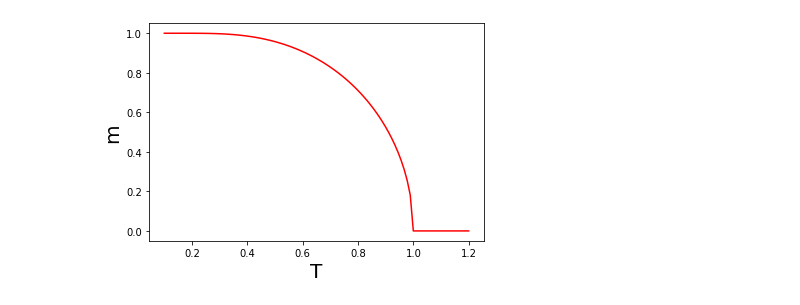
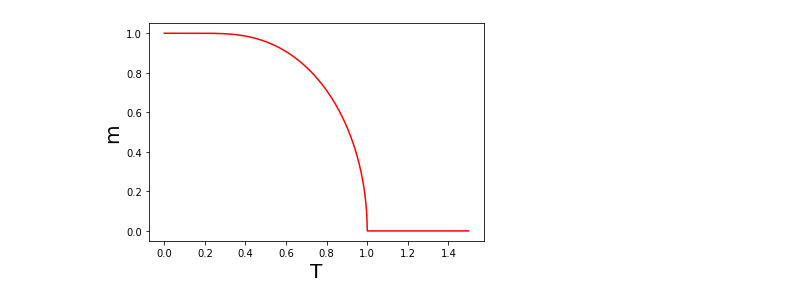
Before and after one commit to yamoyamoto/jupyter, a Jupyter notebook: fp_model/Newton.ipynb, the cells around one changed output. Drawn from its saved outputs; the diff is of its cells as text; code cells hidden in the pictures.

```diff
--- a/fp_model/Newton.ipynb
+++ b/fp_model/Newton.ipynb
@@ -58,19 +82,19 @@ for i in range(len(T_arr)):
 # %%
-result_arr = np.array(result_arr)
+result_arr = np.loadtxt("./a_0_strict.csv")
 
 result_arr_t = result_arr[:, 0]
 result_arr_m = result_arr[:, 1]
 result_arr_q = result_arr[:, 2]
 
 import matplotlib.pyplot as plt
 
 fig = plt.figure()
 ax_3 = fig.add_subplot(111)
 
 ax_3.set_xlabel("T", size = 20)
 ax_3.set_ylabel("m", size = 20)
 
 ax_3.plot(result_arr_t, result_arr_m, color="red")
 plt.show()
 # %% [output]
-[figure, old version]
+[figure, new version]
```
Also changed, not shown: parts of 3 cells of this notebook, 3 other files.
